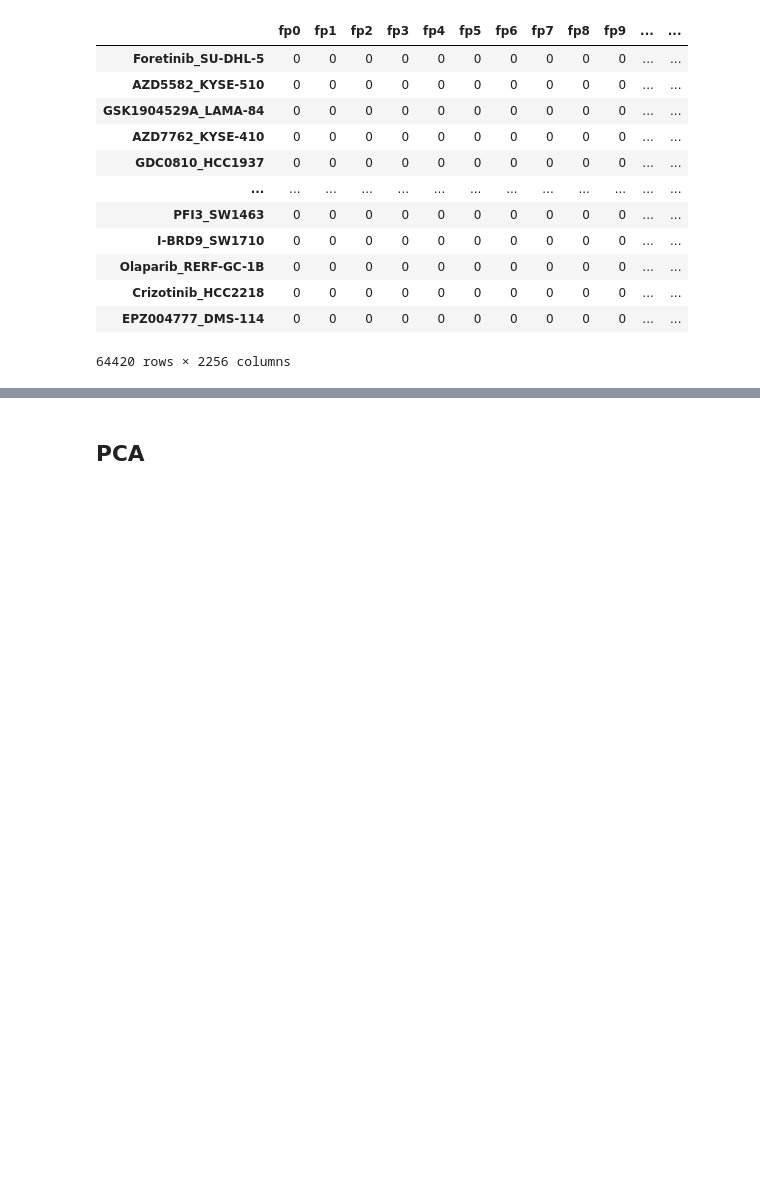
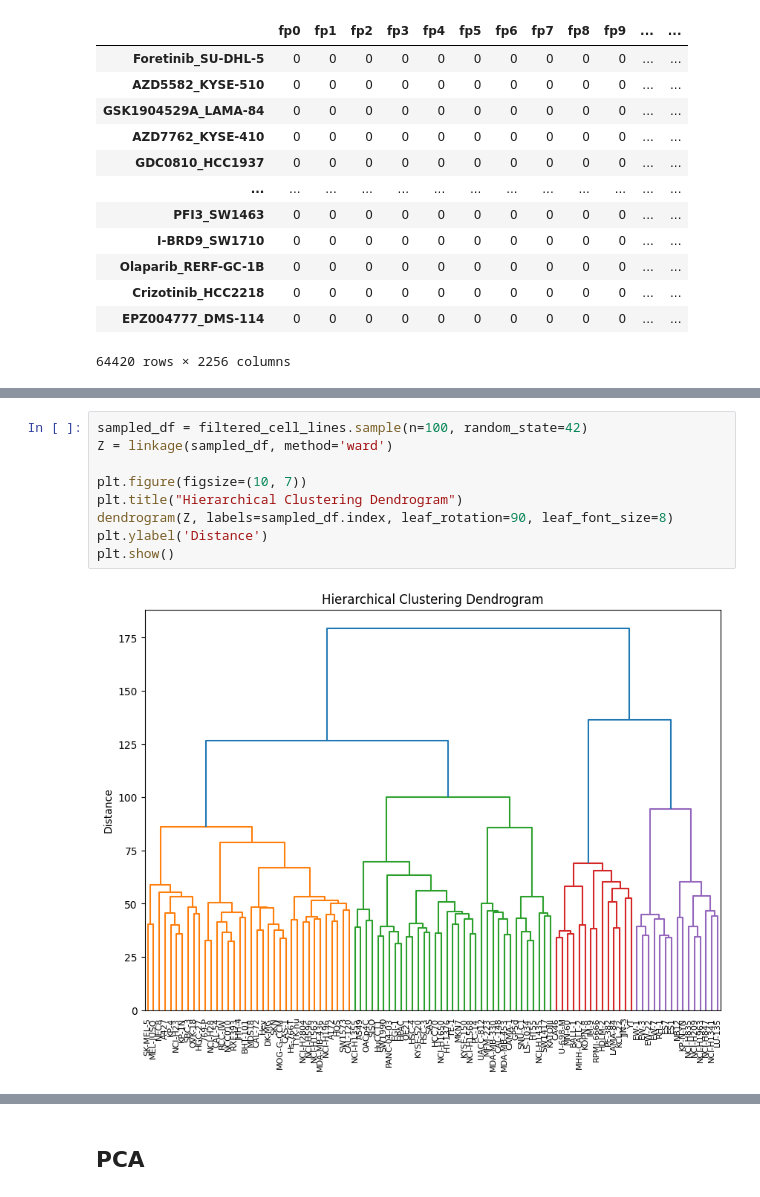
Before and after one commit to paulo-seixal/drug_sensitivity, a Jupyter notebook: unsupervised.ipynb, the cells around one changed output, grey strips where cells are left out. Cells and saved outputs as stored; diff of their text form; blank space fills up the shorter version.

```diff
--- a/unsupervised.ipynb
+++ b/unsupervised.ipynb
@@ -170,0 +212,11 @@ x_train
+# %%
+sampled_df = filtered_cell_lines.sample(n=100, random_state=42)
+Z = linkage(sampled_df, method='ward')
+
+plt.figure(figsize=(10, 7))
+plt.title("Hierarchical Clustering Dendrogram")
+dendrogram(Z, labels=sampled_df.index, leaf_rotation=90, leaf_font_size=8)
+plt.ylabel('Distance')
+plt.show()
+# %% [output]
+[figure, added]
```
Also changed, not shown: parts of 12 cells of this notebook, 4 other files.
